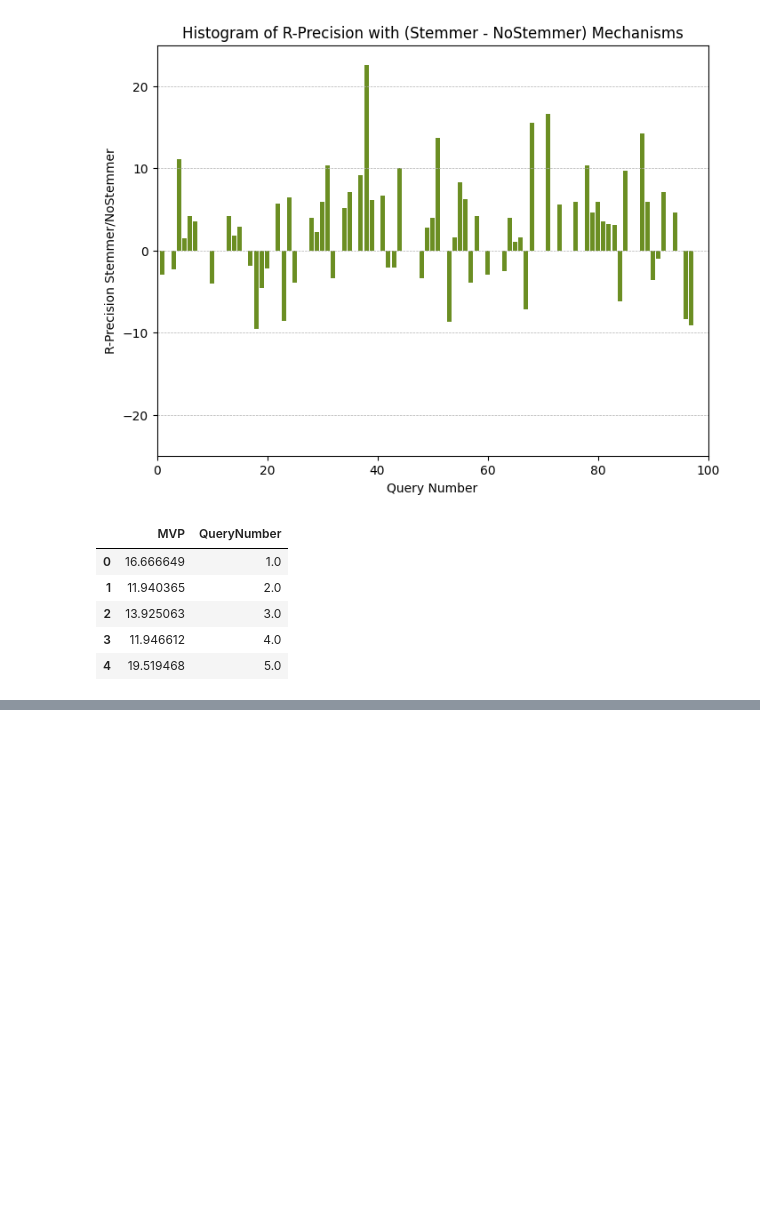
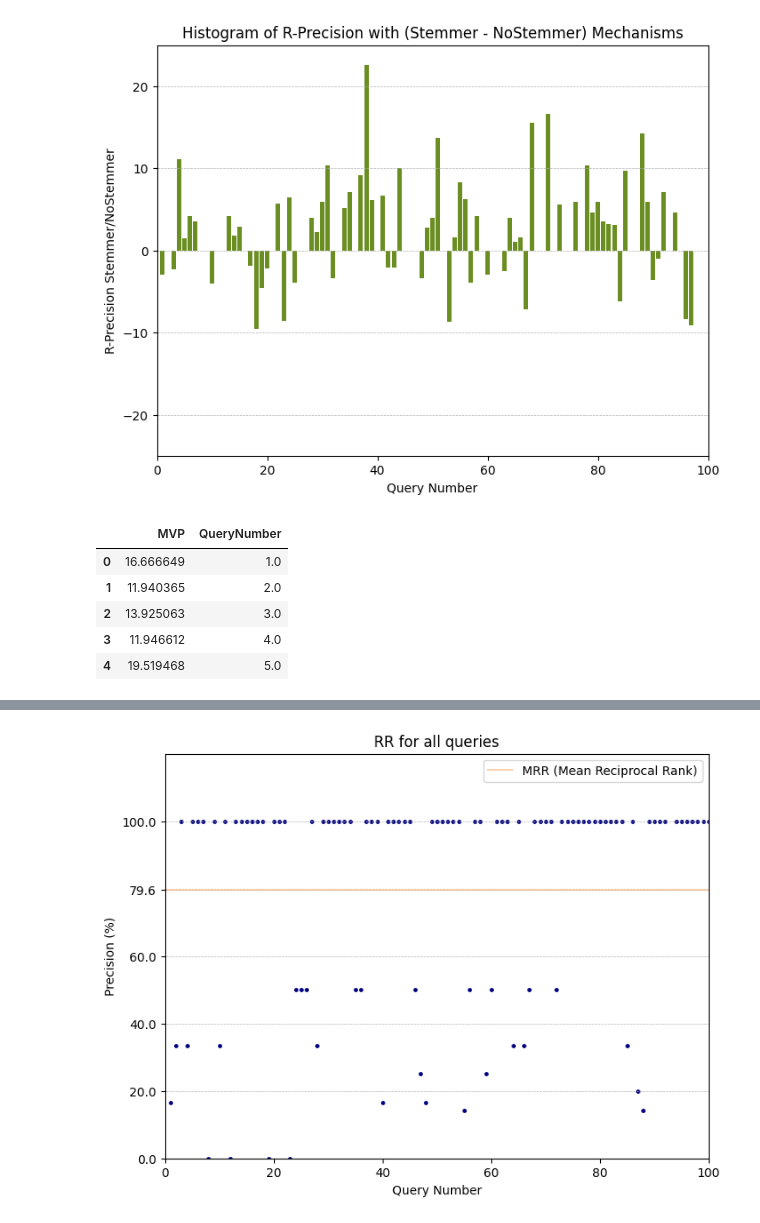
Before and after one commit to SylvioMello/BuscaEMineracaoDeTexto, a Jupyter notebook: TrabalhoIndividual/SRC/AvaliacaoModeloRI.ipynb, the cells around one changed output, grey strips where cells are left out. Saved outputs shown, nothing was run; the diff lists cells and outputs as text; code cells hidden in the pictures; blank space fills up the shorter version.

```diff
--- a/TrabalhoIndividual/SRC/AvaliacaoModeloRI.ipynb
+++ b/TrabalhoIndividual/SRC/AvaliacaoModeloRI.ipynb
@@ -433,0 +452,21 @@ mvp.head()
+# %%
+def get_rr(expected_docs, results_docs, query_number):
+    k = 10
+    relevant_docs = expected_docs[query_number]
+    retrieved_docs = results_docs[query_number][:k]
+    for position, doc_number in enumerate(retrieved_docs):
+        if doc_number in relevant_docs:
+            return 1 / (position + 1) * 100
+    return 0.0
+
+def get_rr_table(expected_docs, results_docs):
+    query_numbers = list(expected_docs.keys())
+    rr_table = pd.DataFrame([], columns=["RR", "QueryNumber"])
+    for index, query_number in enumerate(query_numbers):
+        rr = get_rr(expected_docs, results_docs, query_number)
+        rr_table.loc[index] = [rr, query_number]
+    return rr_table
+
+rr = get_rr_table(ex_docs, res_docs)
+rr.to_csv("../AVALIA/mrr-stemmer-12.csv")
+rr.head()
@@ -433,0 +480,18 @@ mvp.head()
+# %%
+def get_mrr(rr_table):
+    return rr_table["RR"].sum() / len(rr_table["RR"])
+
+plt.figure(figsize=(8, 6))
+plt.scatter(rr["QueryNumber"], rr["RR"], s=6, c="navy")
+plt.axhline(get_mrr(rr), alpha=0.5, color="sandybrown", label="MRR (Mean Reciprocal Rank)")
+plt.axis([0, 100, 0, 120])
+plt.grid(axis="y", linestyle = '--', linewidth=0.5)
+plt.title("RR for all queries")
+plt.xlabel("Query Number")
+plt.ylabel("Precision (%)")
+plt.yticks([0, 20, 40, 60,  get_mrr(rr), 100])
+plt.legend()
+plt.savefig("../AVALIA/mrr-stemmer-12.png")
+plt.show()
+# %% [output]
+[figure, added]
```
Also changed, not shown: parts of 20 cells of this notebook, 25 other files.
